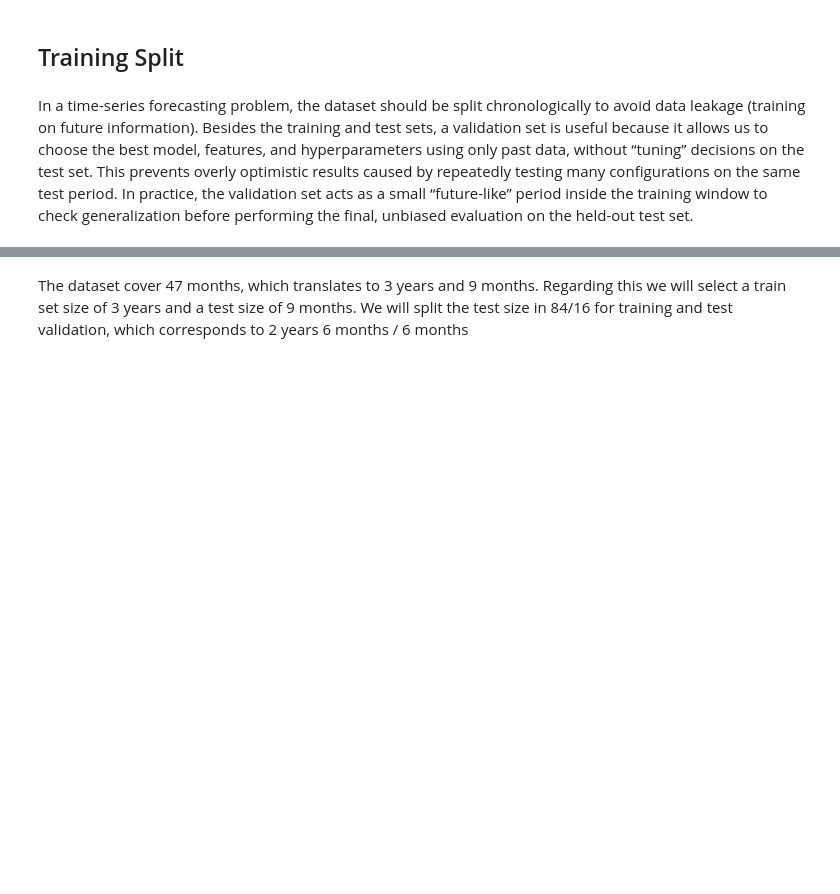
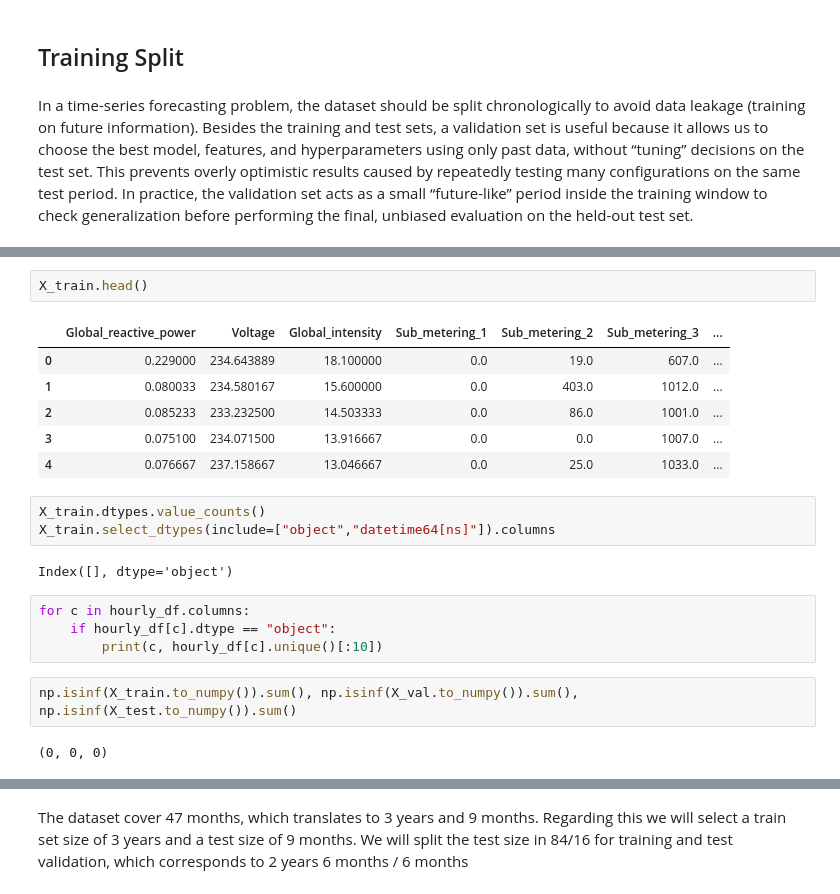
Before and after one commit to alvaroterroso/household-energy-consumption-prediction, a Jupyter notebook: hecp.ipynb, the cells around one changed output, grey strips where cells are left out. Drawn from its saved outputs; the diff is of its cells as text; blank space fills up the shorter version.

```diff
--- a/hecp.ipynb
+++ b/hecp.ipynb
@@ -336,0 +359,22 @@ Train size: 26304 Test size: 8285
+# %%
+X_train.head()
+# %% [output]
+|  | Global_reactive_power | Voltage | Global_intensity | Sub_metering_1 | Sub_metering_2 | Sub_metering_3 | ... |
+| 0 | 0.229000 | 234.643889 | 18.100000 | 0.0 | 19.0 | 607.0 | ... |
+| 1 | 0.080033 | 234.580167 | 15.600000 | 0.0 | 403.0 | 1012.0 | ... |
+| 2 | 0.085233 | 233.232500 | 14.503333 | 0.0 | 86.0 | 1001.0 | ... |
+| 3 | 0.075100 | 234.071500 | 13.916667 | 0.0 | 0.0 | 1007.0 | ... |
+| 4 | 0.076667 | 237.158667 | 13.046667 | 0.0 | 25.0 | 1033.0 | ... |
+# %%
+X_train.dtypes.value_counts()
+X_train.select_dtypes(include=["object","datetime64[ns]"]).columns
+# %% [output]
+Index([], dtype='object')
+# %%
+for c in hourly_df.columns:
+    if hourly_df[c].dtype == "object":
+        print(c, hourly_df[c].unique()[:10])
+# %%
+np.isinf(X_train.to_numpy()).sum(), np.isinf(X_val.to_numpy()).sum(), np.isinf(X_test.to_numpy()).sum()
+# %% [output]
+(0, 0, 0)
```
Also changed, not shown: parts of 34 cells of this notebook, 2 other files.
